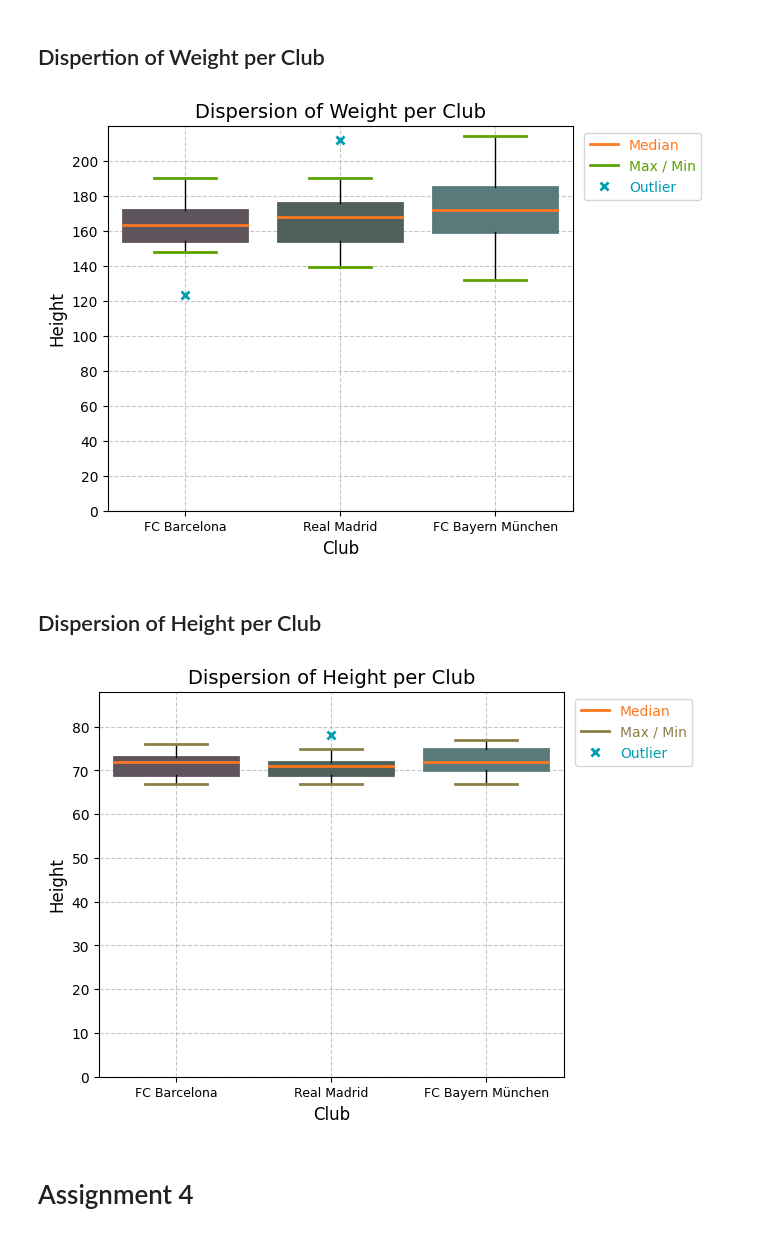
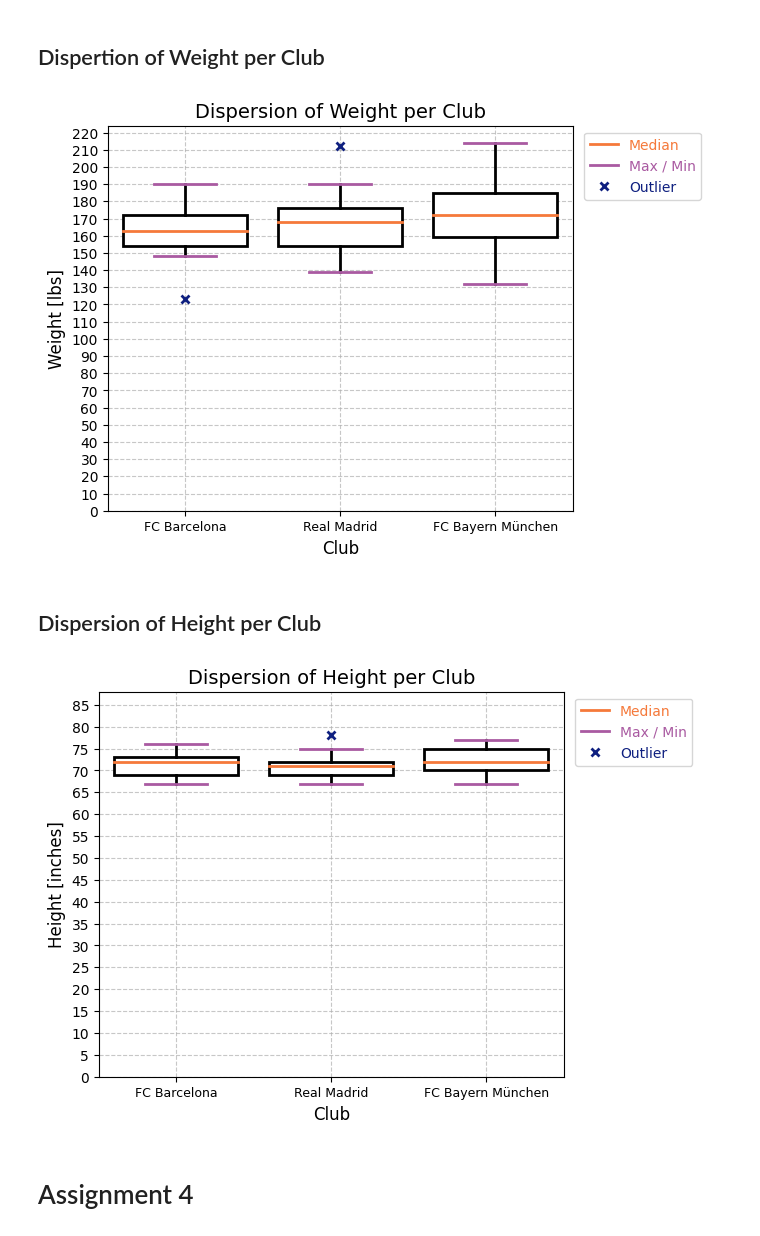
Before and after one commit to mukoubuchi/kaggle, a Jupyter notebook: dataviz-badging-practical-examination.ipynb, the cells around one changed output. Saved outputs shown, nothing was run; the diff lists cells and outputs as text; code cells hidden in the pictures.

```diff
--- a/dataviz-badging-practical-examination.ipynb
+++ b/dataviz-badging-practical-examination.ipynb
@@ -172,46 +172,47 @@ df_rea_w = df_tmp.query('Club in ["Real Madrid"]')['Weight']
 df_bay_w = df_tmp.query('Club in ["FC Bayern München"]')['Weight']
 
 # Define colors
-bxcolor = ['#5E545C', '#50605A', '#597A7A']
-lncolor = ['#FF7820', '#5ba300', '#009EB0']
+bxcolor = ['black' for _ in np.arange(3)]
+lncolor = ['#F5793A', '#A95AA1', '#0F2080']
 
 # Create boxplots
 plt.figure(figsize=(6, 5))
 bp = plt.boxplot([df_bar_w, df_rea_w, df_bay_w],
             labels=['FC Barcelona', 'Real Madrid', 'FC Bayern München'],
             widths=(0.8, 0.8, 0.8),
             patch_artist=True,
             flierprops=dict(marker='x', markeredgecolor=lncolor[2], markeredgewidth=2)
            )
 
 # Set box colors
 for b, c in zip(bp['boxes'], bxcolor):
     b.set(color=c, linewidth=2) # outline
-    b.set_facecolor(c) # body
+    b.set_facecolor('white') # body
 
 # Set line colors
 [b.set(color=lncolor[0], linewidth=2) for b in bp['medians']]
 [b.set(color=lncolor[1], linewidth=2) for b in bp['caps']]
-[b.set(color=lncolor[2], linewidth=2) for b in bp['fliers']]
+[b.set(color='black', linewidth=2) for b in bp['whiskers']]
+# [b.set(color=lncolor[2], linewidth=2) for b in bp['fliers']]
 
 lines = [bp['medians'][0], bp['caps'][0], bp['fliers'][0]]
 
 # Create legend
 legend_labels = ['Median', 'Max / Min', 'Outlier']
 plt.legend(lines, legend_labels, labelcolor='markeredgecolor', bbox_to_anchor=(1.01, 1), loc='upper left')
 
 # Add grid and labels
 plt.grid(True, linestyle='--', alpha=0.7)
 plt.title('Dispersion of Weight per Club', fontsize=14)
 plt.xlabel('Club', fontsize=12)
-plt.ylabel('Height', fontsize=12)
+plt.ylabel('Weight [lbs]', fontsize=12)
 plt.xticks(fontsize=9)
-plt.yticks(np.arange(0, 220, 20))  # Start Y-axis from 0
-plt.ylim(0, 220)  # Set Y-axis limits
+plt.yticks(np.arange(0, max(df_tmp['Weight'])+10, 10))  # Start Y-axis from 0
+plt.ylim(0, max(df_tmp['Weight'])+10)  # Set Y-axis limits
 
 plt.show()
 # %% [output]
-[figure, old version]
+[figure, new version]
 # %% [markdown]
 ## Dispersion of Height per Club
 # %%
@@ -221,8 +222,8 @@ df_rea_h = df_tmp.query('Club in ["Real Madrid"]')['Height']
 df_bay_h = df_tmp.query('Club in ["FC Bayern München"]')['Height']
 
 # Define colors
-bxcolor = ['#5E545C', '#50605A', '#597A7A']
-lncolor = ['#FF7820', '#8B7F47', '#009EB0']
+bxcolor = ['black' for _ in np.arange(3)]
+lncolor = ['#F5793A', '#A95AA1', '#0F2080']
 
 # Create boxplots
 plt.figure(figsize=(6, 5))
@@ -236,12 +237,13 @@ bp = plt.boxplot([df_bar_h, df_rea_h, df_bay_h],
 # Set box colors
 for b, c in zip(bp['boxes'], bxcolor):
     b.set(color=c, linewidth=2) # outline
-    b.set_facecolor(c) # body
+    b.set_facecolor('white') # body
 
 # Set line colors
 [b.set(color=lncolor[0], linewidth=2) for b in bp['medians']]
 [b.set(color=lncolor[1], linewidth=2) for b in bp['caps']]
-[b.set(color=lncolor[2], linewidth=2) for b in bp['fliers']]
+[b.set(color='black', linewidth=2) for b in bp['whiskers']]
+# [b.set(color=lncolor[2], linewidth=2) for b in bp['fliers']]
 
 lines = [bp['medians'][0], bp['caps'][0], bp['fliers'][0]]
 
@@ -253,14 +255,16 @@ plt.legend(lines, legend_labels, labelcolor='markeredgecolor', bbox_to_anchor=(1
 plt.grid(True, linestyle='--', alpha=0.7)
 plt.title('Dispersion of Height per Club', fontsize=14)
 plt.xlabel('Club', fontsize=12)
-plt.ylabel('Height', fontsize=12)
+plt.ylabel('Height [inches]', fontsize=12)
 plt.xticks(fontsize=9)
-plt.yticks(np.arange(0, max(df_tmp['Height'])+10, 10))  # Start Y-axis from 0
+plt.yticks(np.arange(0, max(df_tmp['Height'])+10, 5))  # Start Y-axis from 0
 plt.ylim(0, max(df_tmp['Height'])+10)  # Set Y-axis limits
+# plt.yticks(np.arange(0, 220, 20))  # Start Y-axis from 0
+# plt.ylim(0, 220)  # Set Y-axis limits
 
 plt.show()
 # %% [output]
-[figure, old version]
+[figure, new version]
 # %% [markdown]
 # Assignment 4
 # %%
```
Also changed, not shown: parts of 2 cells of this notebook.
